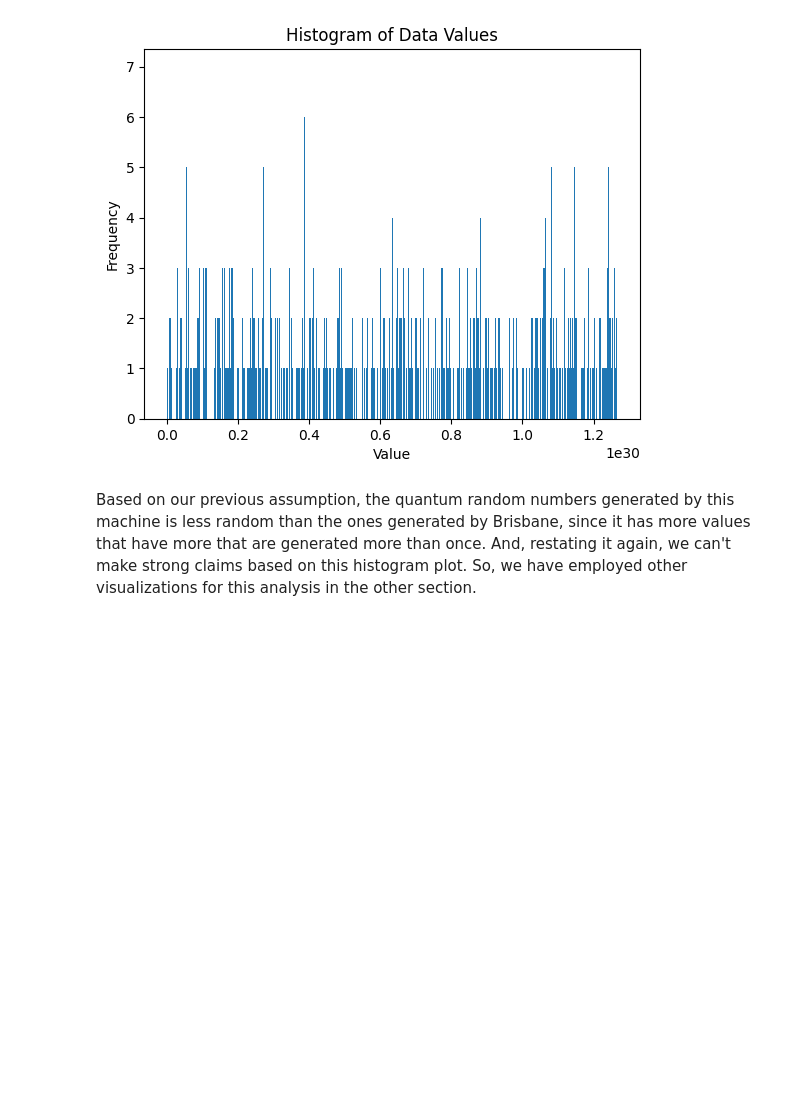
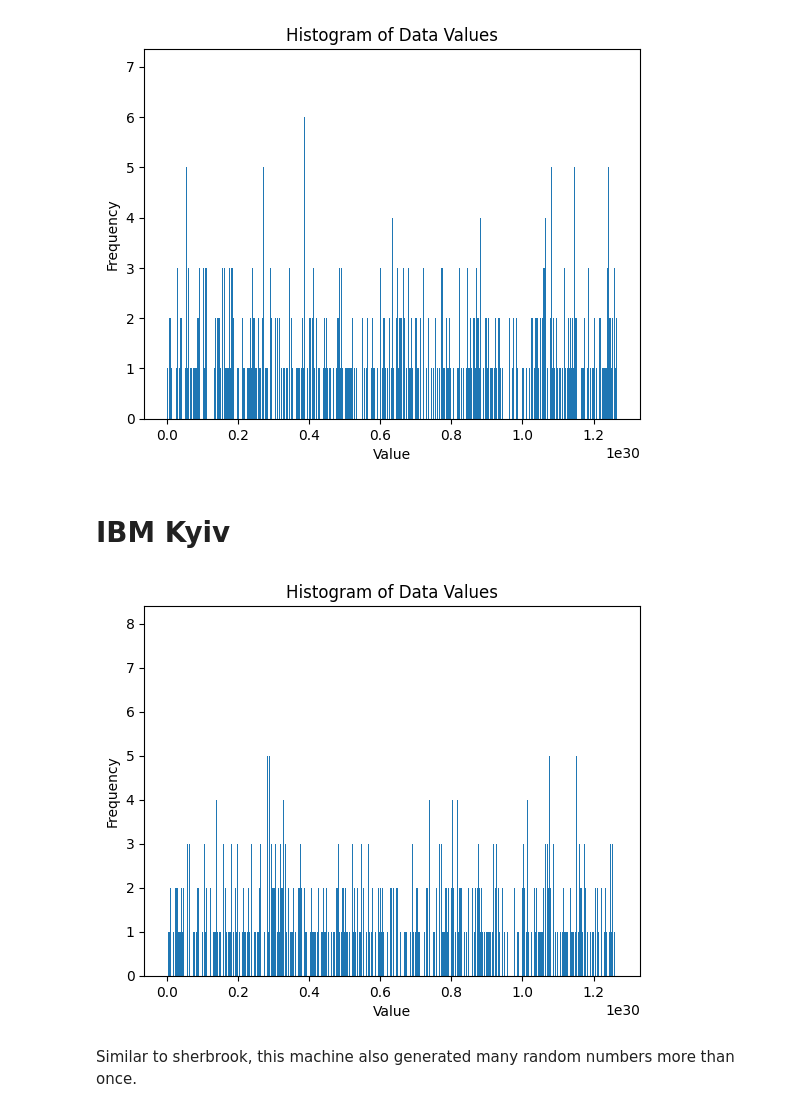
Before and after one commit to yubrajbhandari923/wiggleRNG, a Jupyter notebook: QRNG data visualization.ipynb, the cells around one changed output. Cells and saved outputs as stored; diff of their text form; code cells hidden in the pictures; blank space fills up the shorter version.

```diff
--- a/QRNG data visualization.ipynb
+++ b/QRNG data visualization.ipynb
@@ -76,6 +69,5 @@ plt.ylabel('Frequency')
 plt.show()
 # %% [output]
 [figure]
-# %% [markdown]
-Based on our previous assumption, the quantum random numbers generated by this machine is less random than the ones generated by Brisbane, since it has more values that have more that are generated more than once.
-And, restating it again, we can't make strong claims based on this  histogram plot. So, we have employed other visualizations for this analysis in the other section.
+# %% [markdown]
+# IBM Kyiv
@@ -81,0 +92,15 @@ And, restating it again, we can't make strong claims based on this  histogram pl
+# %%
+file_path = 'kyiv.txt'
+
+data = np.loadtxt(file_path)
+
+plt.hist(data, bins=20000)
+
+plt.title('Histogram of Data Values')
+plt.xlabel('Value')
+plt.ylabel('Frequency')
+plt.show()
+# %% [output]
+[figure, added]
+# %% [markdown]
+Similar to sherbrook, this machine also generated many random numbers more than once.
```
Also changed, not shown: parts of 4 cells of this notebook.
